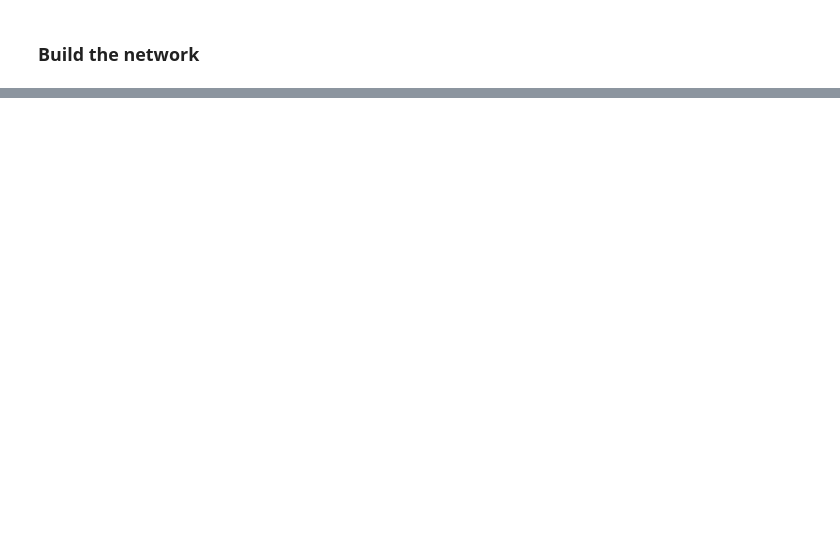
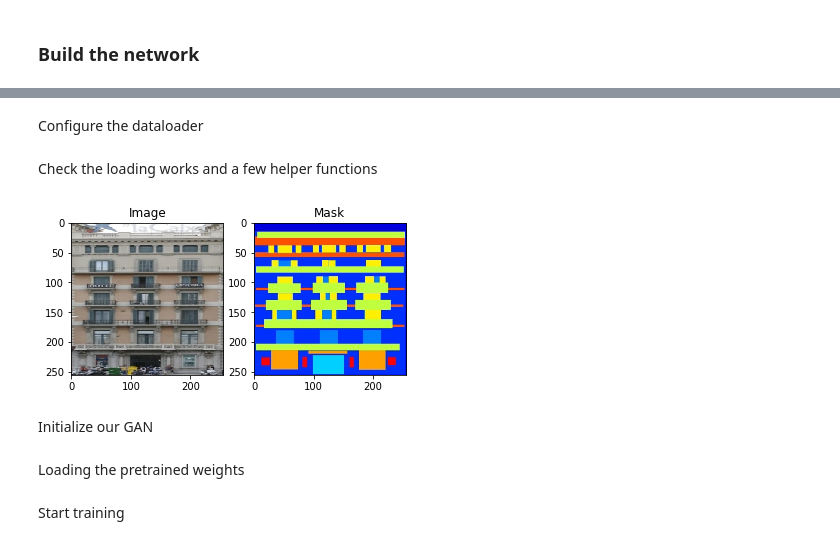
Before and after one commit to Neyri/Projet-cGAN, a Jupyter notebook: BE/BE cGAN.ipynb, the cells around one changed output, grey strips where cells are left out. Drawn from its saved outputs; the diff is of its cells as text; code cells hidden in the pictures; blank space fills up the shorter version.

```diff
--- a/BE/BE cGAN.ipynb
+++ b/BE/BE cGAN.ipynb
@@ -175,0 +521,17 @@ Generator(
+# %%
+# parameters
+epoch = 0 #  epoch to start training from
+n_epoch = 200  #  number of epochs of training
+batch_size =10  #  size of the batches
+lr = 0.0002 #  adam: learning rate
+b1 =0.5  #  adam: decay of first order momentum of gradient
+b2 = 0.999  # adam: decay of first order momentum of gradient
+decay_epoch = 100  # epoch from which to start lr decay
+img_height = 256  # size of image height
+img_width = 256  # size of image width
+channels = 3  # number of image channels
+sample_interval = 500 # interval between sampling of images from generators
+checkpoint_interval = -1 # interval between model checkpoints
+cuda = True if torch.cuda.is_available() else False # do you have cuda ?
+# %% [markdown]
+Configure the dataloader
@@ -175,0 +579,36 @@ Generator(
+# %% [markdown]
+Check the loading works and a few helper functions
+# %%
+def plot2x2Array(image, mask):
+    f, axarr = plt.subplots(1, 2)
+    axarr[0].imshow(image)
+    axarr[1].imshow(mask)
+
+    axarr[0].set_title('Image')
+    axarr[1].set_title('Mask')
+
+
+def reverse_transform(image):
+    image = image.numpy().transpose((1, 2, 0))
+    image = np.clip(image, 0, 1)
+    image = (image * 255).astype(np.uint8)
+
+    return image
+
+def plot2x3Array(image, mask,predict):
+    f, axarr = plt.subplots(1,3,figsize=(15,15))
+    axarr[0].imshow(image)
+    axarr[1].imshow(mask)
+    axarr[2].imshow(predict)
+    axarr[0].set_title('input')
+    axarr[1].set_title('real')
+    axarr[2].set_title('fake')
+# %%
+image, mask = next(iter(dataloader))
+image = reverse_transform(image[0])
+mask = reverse_transform(mask[0])
+plot2x2Array(image, mask)
+# %% [output]
+[figure, added]
+# %% [markdown]
+Initialize our GAN
@@ -175,0 +628,2 @@ Generator(
+# %% [markdown]
+Loading the pretrained weights
@@ -175,0 +660,2 @@ Generator(
+# %% [markdown]
+Start training
```
Also changed, not shown: parts of 48 cells of this notebook.
